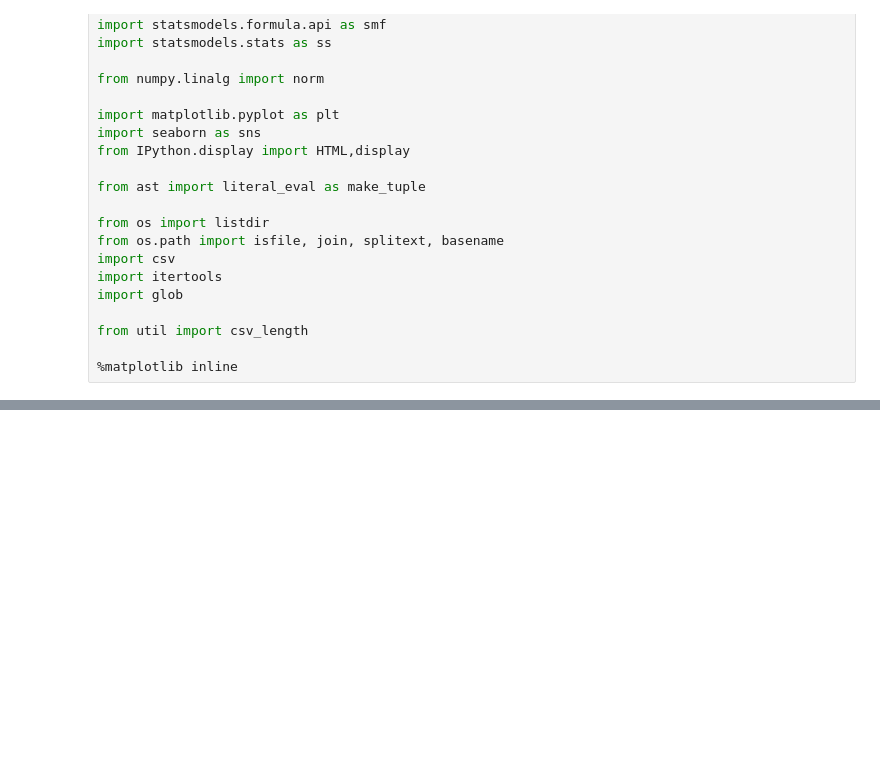
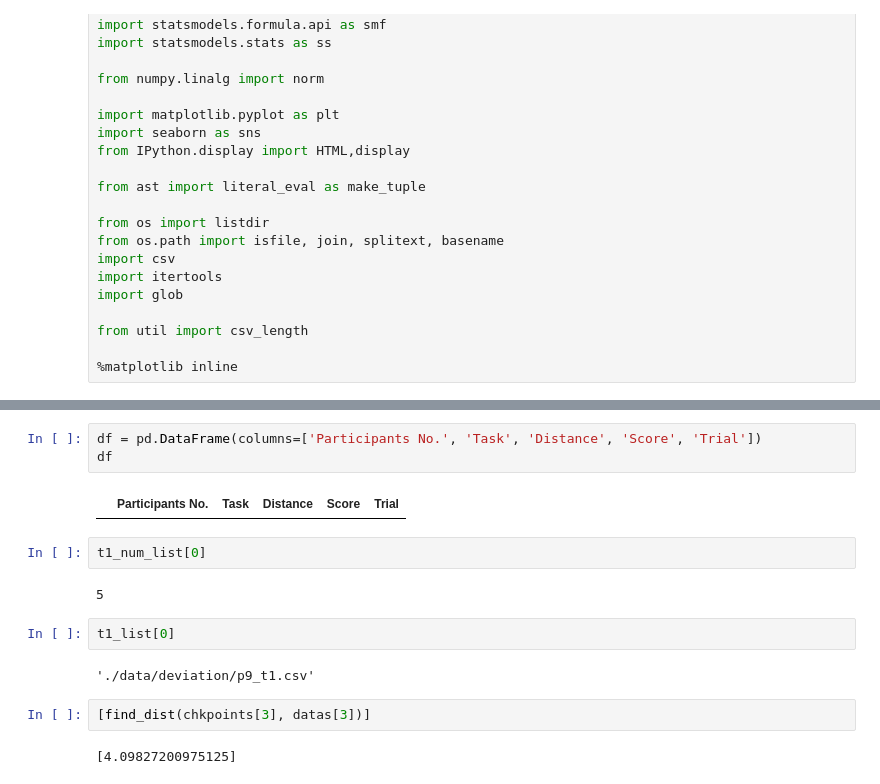
Before and after one commit to outtoin/statistics_practice, a Jupyter notebook: Untitled.ipynb, the cells around one changed output, grey strips where cells are left out. Saved outputs shown, nothing was run; the diff lists cells and outputs as text; blank space fills up the shorter version.

```diff
--- a/Untitled.ipynb
+++ b/Untitled.ipynb
@@ -119,0 +169,17 @@ for point in data:
+# %%
+df = pd.DataFrame(columns=['Participants No.', 'Task', 'Distance', 'Score', 'Trial'])
+df
+# %% [output]
+|  | Participants No. | Task | Distance | Score | Trial |
+# %%
+t1_num_list[0]
+# %% [output]
+5
+# %%
+t1_list[0]
+# %% [output]
+'./data/deviation/p9_t1.csv'
+# %%
+[find_dist(chkpoints[3], datas[3])]
+# %% [output]
+[4.09827200975125]
```
Also changed, not shown: parts of 21 cells of this notebook, 2 other files.
